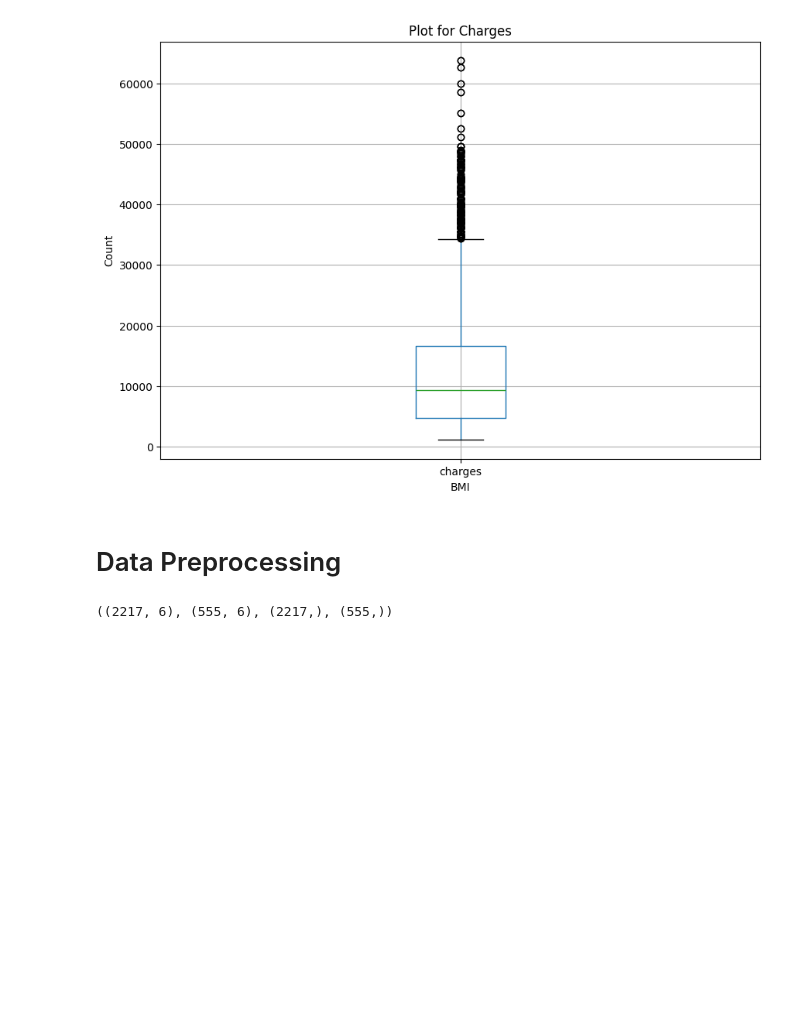
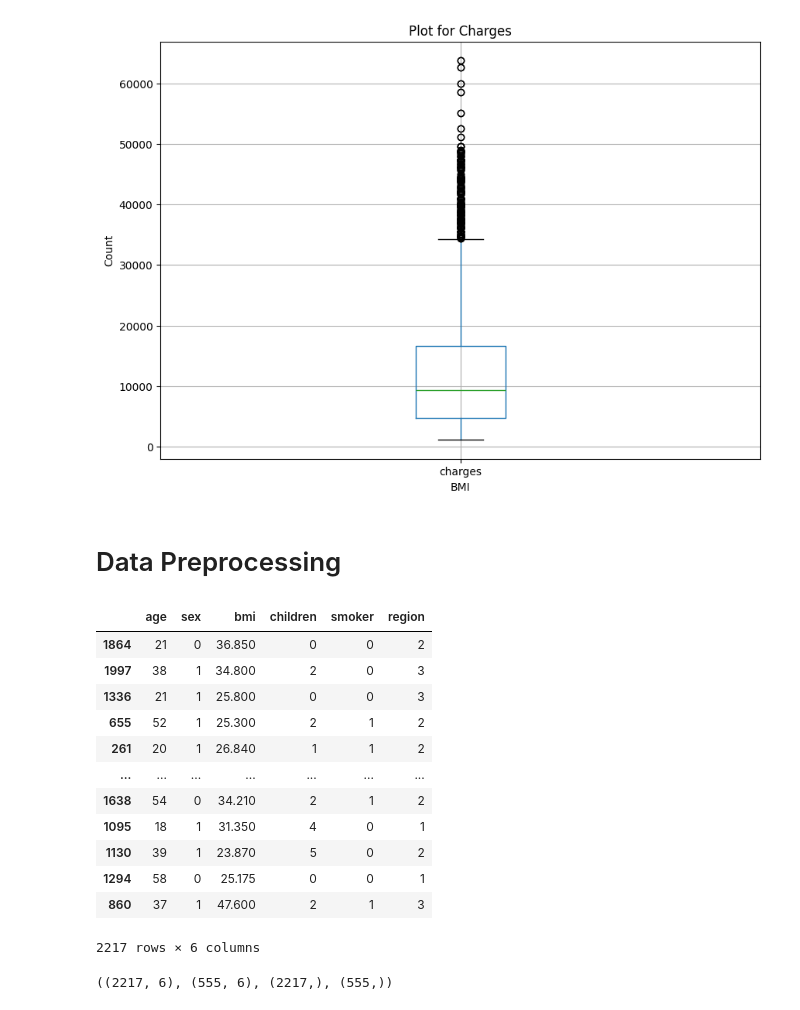
Before and after one commit to soumizde/insurance_prediction, a Jupyter notebook: Medical Cost Insurance.ipynb, the cells around one changed output. Cells and saved outputs as stored; diff of their text form; code cells hidden in the pictures; blank space fills up the shorter version.

```diff
--- a/Medical Cost Insurance.ipynb
+++ b/Medical Cost Insurance.ipynb
@@ -297,6 +297,22 @@ Text(0, 0.5, 'Count')
 [figure]
 # %% [markdown]
 # Data Preprocessing
+# %%
+X_train
+# %% [output]
+|  | age | sex | bmi | children | smoker | region |
+| 1864 | 21 | 0 | 36.850 | 0 | 0 | 2 |
+| 1997 | 38 | 1 | 34.800 | 2 | 0 | 3 |
+| 1336 | 21 | 1 | 25.800 | 0 | 0 | 3 |
+| 655 | 52 | 1 | 25.300 | 2 | 1 | 2 |
+| 261 | 20 | 1 | 26.840 | 1 | 1 | 2 |
+| ... | ... | ... | ... | ... | ... | ... |
+| 1638 | 54 | 0 | 34.210 | 2 | 1 | 2 |
+| 1095 | 18 | 1 | 31.350 | 4 | 0 | 1 |
+| 1130 | 39 | 1 | 23.870 | 5 | 0 | 2 |
+| 1294 | 58 | 0 | 25.175 | 0 | 0 | 1 |
+| 860 | 37 | 1 | 47.600 | 2 | 1 | 3 |
+2217 rows × 6 columns
 # %%
 from sklearn.model_selection import train_test_split
 from sklearn.preprocessing import StandardScaler
```
Also changed, not shown: parts of 6 cells of this notebook, 7 other files.
